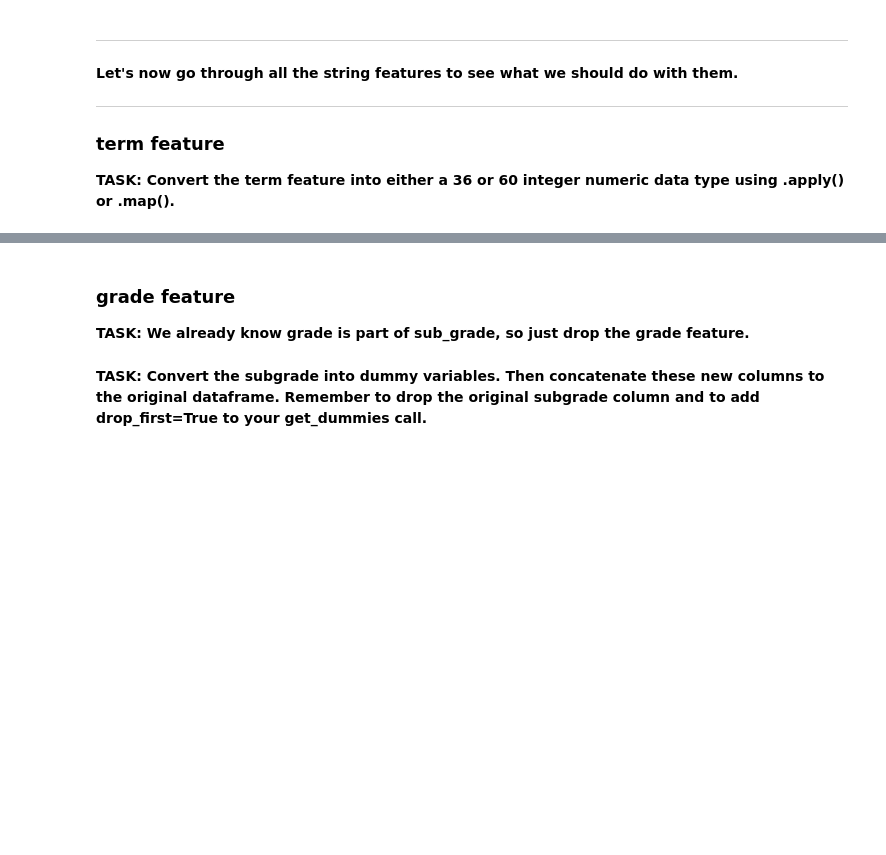
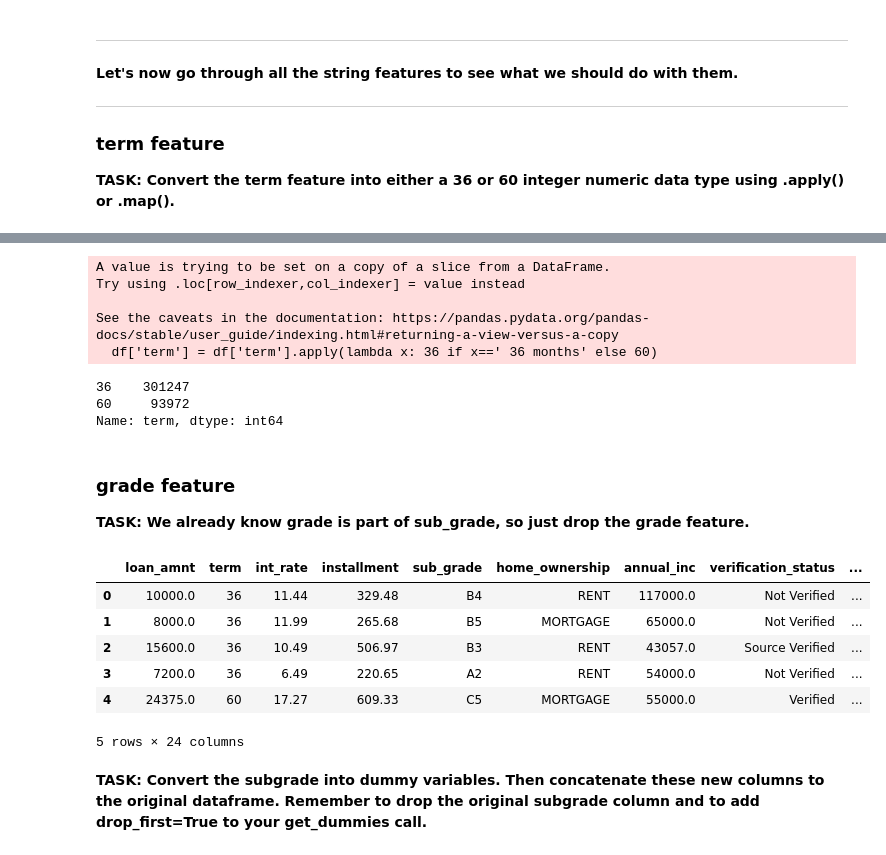
Before and after one commit to sczternasty/Training-Project-Neural-Networks-TenserFlow-2.0, a Jupyter notebook: 03-Keras-Project-Exercise.ipynb, the cells around one changed output, grey strips where cells are left out. Saved outputs shown, nothing was run; the diff lists cells and outputs as text; code cells hidden in the pictures; blank space fills up the shorter version.

```diff
--- a/03-Keras-Project-Exercise.ipynb
+++ b/03-Keras-Project-Exercise.ipynb
@@ -715,0 +673,2 @@ dtype: int64
+# %%
+df['mort_acc'] = df.apply(lambda x: fill_mort_acc(x['total_acc'], x['mort_acc']), axis=1)
@@ -738,0 +697,2 @@ dtype: int64
+# %%
+df = df.dropna()
@@ -772,3 +748,17 @@ Name: term, dtype: int64
+# %%
+df['term'] = df['term'].apply(lambda x: 36 if x==' 36 months' else 60)
+# %% [output]
+A value is trying to be set on a copy of a slice from a DataFrame.
+Try using .loc[row_indexer,col_indexer] = value instead
+
+See the caveats in the documentation: https://pandas.pydata.org/pandas-docs/stable/user_guide/indexing.html#returning-a-view-versus-a-copy
+  df['term'] = df['term'].apply(lambda x: 36 if x==' 36 months' else 60)
+# %%
+df['term'].value_counts()
+# %% [output]
+36    301247
+60     93972
+Name: term, dtype: int64
 # %% [markdown]
 ### grade feature
 
@@ -778,2 +766,14 @@ Name: term, dtype: int64
+# %%
+df = df.drop('grade', axis=1)
+# %%
+df.head()
+# %% [output]
+|  | loan_amnt | term | int_rate | installment | sub_grade | home_ownership | annual_inc | verification_status | ... |
+| 0 | 10000.0 | 36 | 11.44 | 329.48 | B4 | RENT | 117000.0 | Not Verified | ... |
+| 1 | 8000.0 | 36 | 11.99 | 265.68 | B5 | MORTGAGE | 65000.0 | Not Verified | ... |
+| 2 | 15600.0 | 36 | 10.49 | 506.97 | B3 | RENT | 43057.0 | Source Verified | ... |
+| 3 | 7200.0 | 36 | 6.49 | 220.65 | A2 | RENT | 54000.0 | Not Verified | ... |
+| 4 | 24375.0 | 60 | 17.27 | 609.33 | C5 | MORTGAGE | 55000.0 | Verified | ... |
+5 rows × 24 columns
 # %% [markdown]
 **TASK: Convert the subgrade into dummy variables. Then concatenate these new columns to the original dataframe. Remember to drop the original subgrade column and to add drop_first=True to your get_dummies call.**
```
Also changed, not shown: parts of 129 cells of this notebook.
